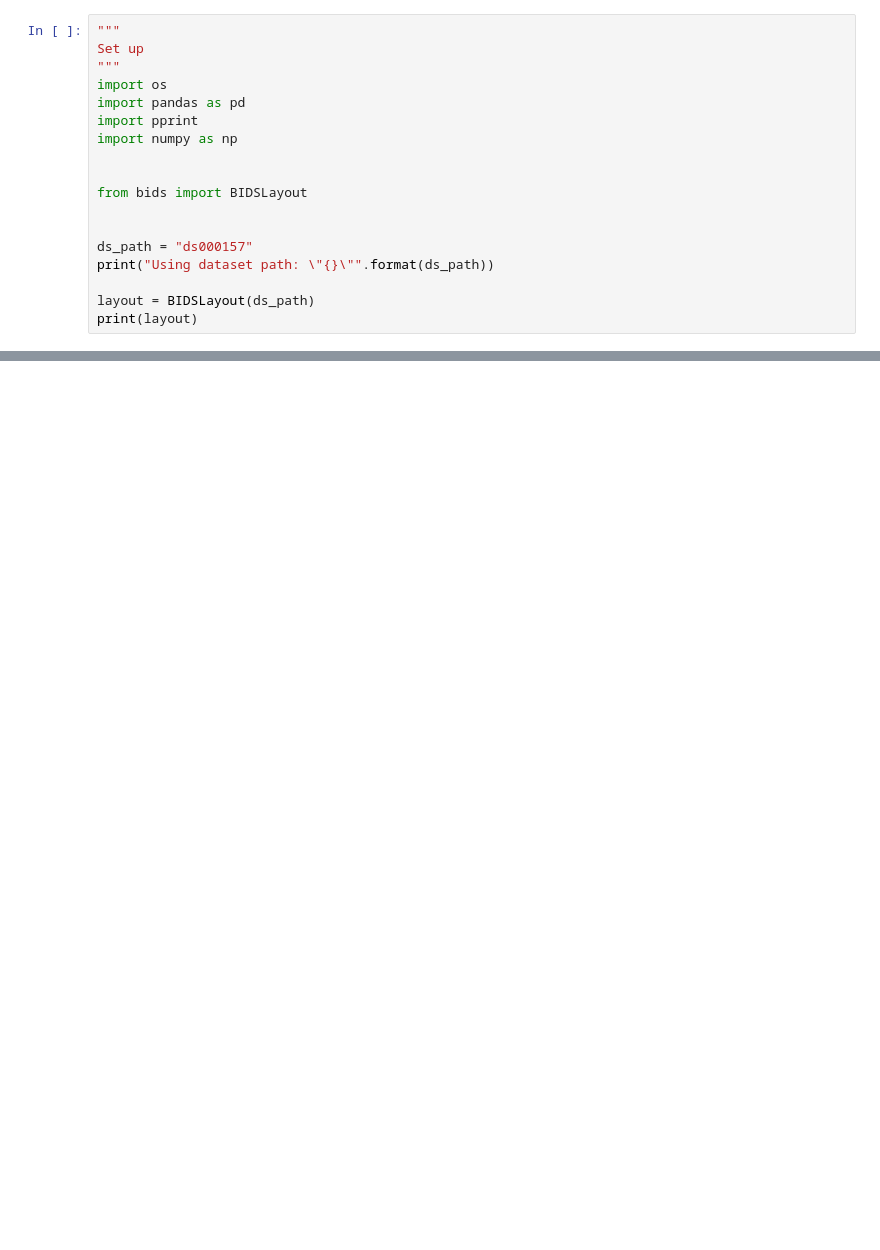
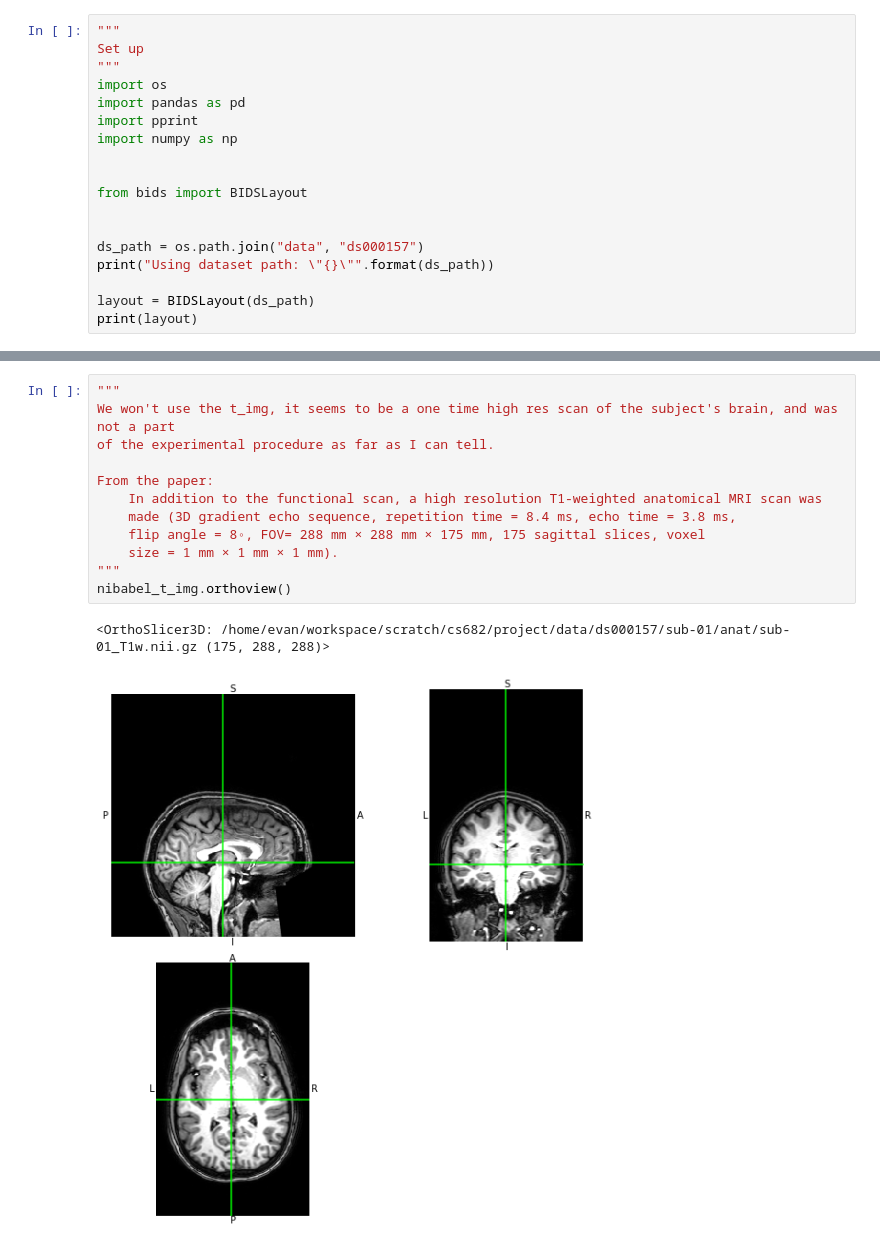
Before and after one commit to e-m-albright/CS682, a Jupyter notebook: learn_bids.ipynb, the cells around one changed output, grey strips where cells are left out. Saved outputs shown, nothing was run; the diff lists cells and outputs as text; blank space fills up the shorter version.

Commit message:
ML usable data should be completed!

```diff
--- a/learn_bids.ipynb
+++ b/learn_bids.ipynb
@@ -11,7 +11,7 @@ import numpy as np
 from bids import BIDSLayout
 
 
-ds_path = "ds000157"
+ds_path = os.path.join("data", "ds000157")
 print("Using dataset path: \"{}\"".format(ds_path))
 
 layout = BIDSLayout(ds_path)
@@ -143,0 +237,15 @@ display(df_e.head())
+# %%
+"""
+We won't use the t_img, it seems to be a one time high res scan of the subject's brain, and was not a part
+of the experimental procedure as far as I can tell.
+
+From the paper:
+    In addition to the functional scan, a high resolution T1-weighted anatomical MRI scan was
+    made (3D gradient echo sequence, repetition time = 8.4 ms, echo time = 3.8 ms,
+    flip angle = 8◦, FOV= 288 mm × 288 mm × 175 mm, 175 sagittal slices, voxel
+    size = 1 mm × 1 mm × 1 mm).
+"""
+nibabel_t_img.orthoview()
+# %% [output]
+<OrthoSlicer3D: /home/evan/workspace/scratch/cs682/project/data/ds000157/sub-01/anat/sub-01_T1w.nii.gz (175, 288, 288)>
+[figure, added]
```
Also changed, not shown: parts of 18 cells of this notebook, 3 other files.
